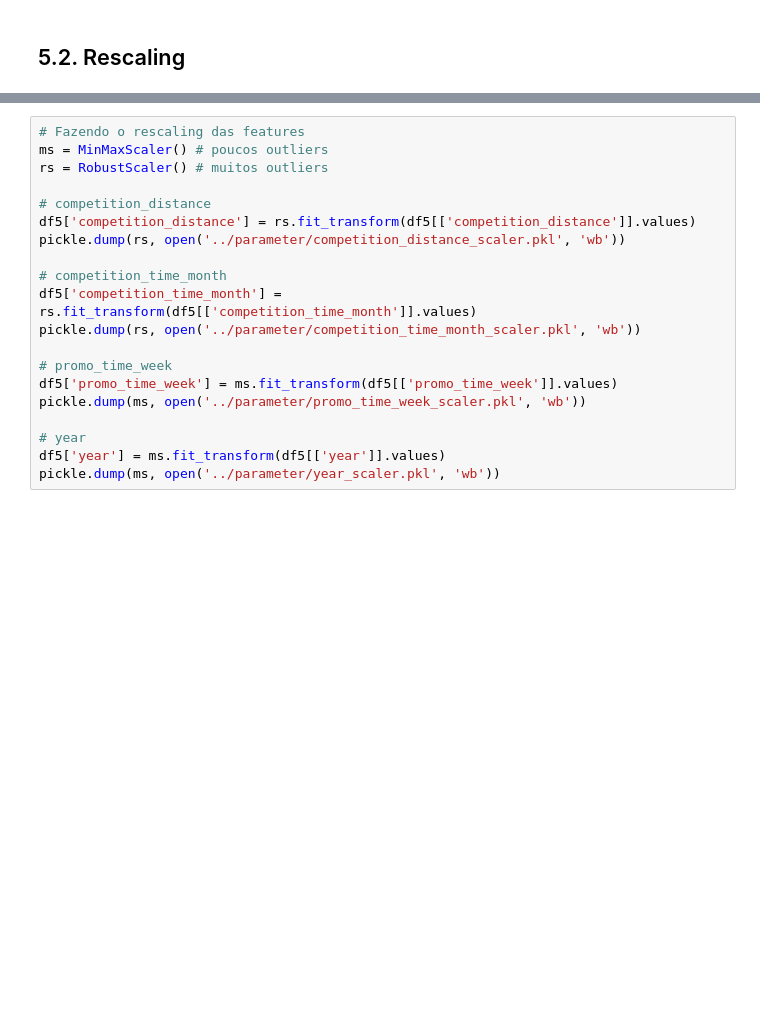
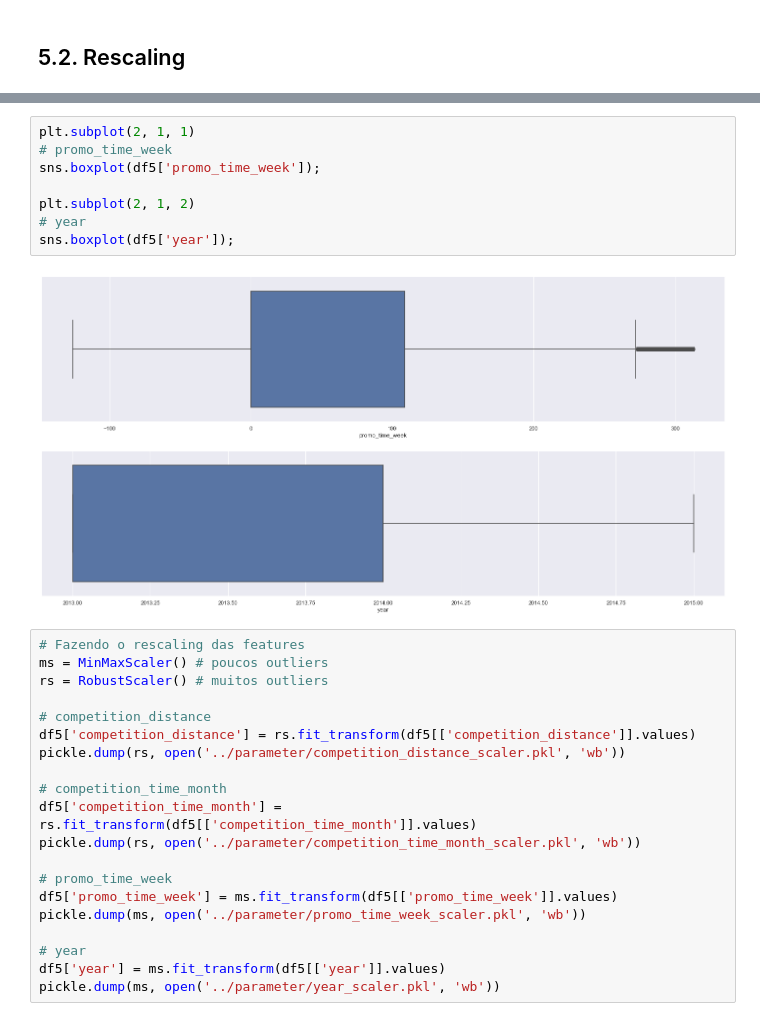
Before and after one commit to almir-martins/rossmann_sales_prediction, a Jupyter notebook: notebooks/m08_video1_store_sales_prediction.ipynb, the cells around one changed output, grey strips where cells are left out. Cells and saved outputs as stored; diff of their text form; blank space fills up the shorter version.

```diff
--- a/notebooks/m08_video1_store_sales_prediction.ipynb
+++ b/notebooks/m08_video1_store_sales_prediction.ipynb
@@ -916,3 +910,13 @@ sns.boxplot(df5['year']);
+# %%
+plt.subplot(2, 1, 1)
+# promo_time_week
+sns.boxplot(df5['promo_time_week']);
+
+plt.subplot(2, 1, 2)
+# year
+sns.boxplot(df5['year']);
+# %% [output]
+[figure, added]
 # %%
 # Fazendo o rescaling das features
 ms = MinMaxScaler() # poucos outliers
```
Also changed, not shown: parts of 6 cells of this notebook, 1 other file.
